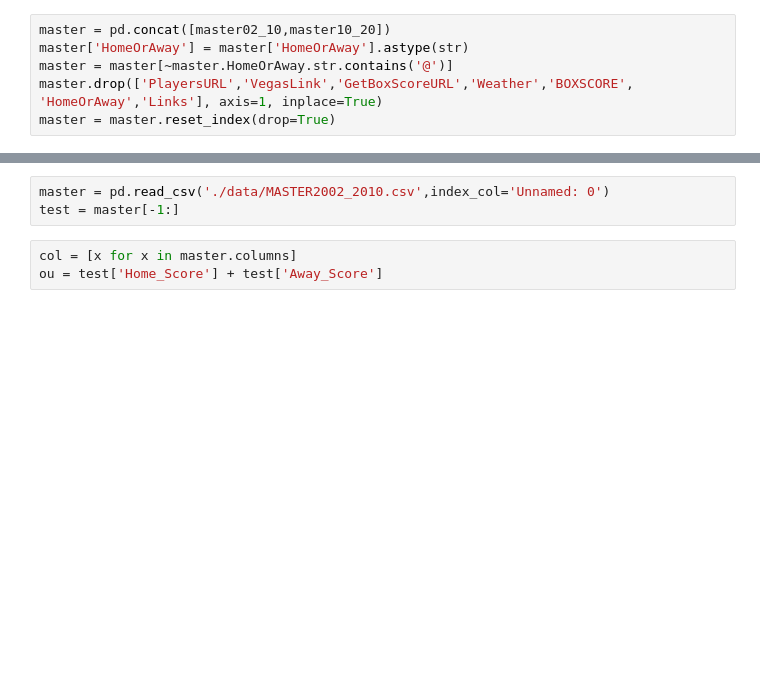
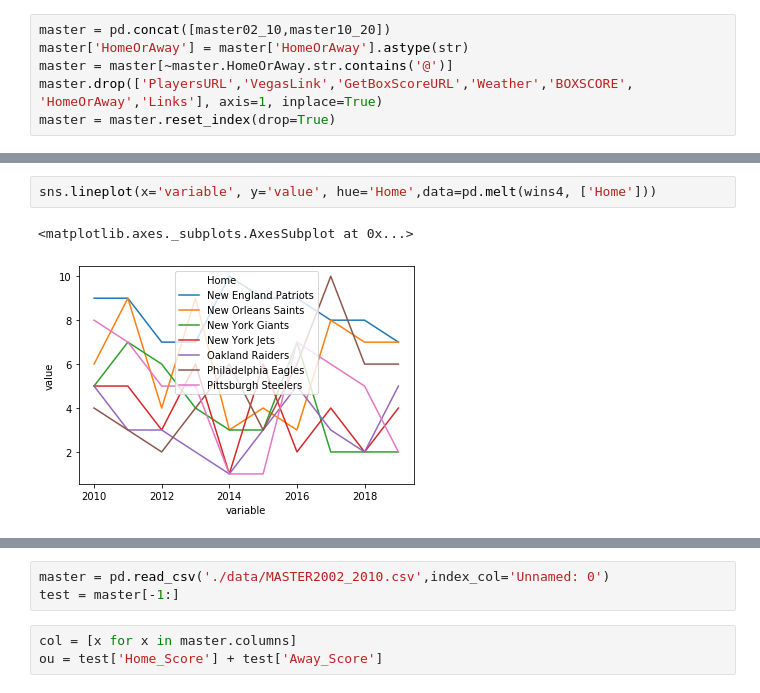
Before and after one commit to jmurray305/Swami, a Jupyter notebook: EDA.ipynb, the cells around one changed output, grey strips where cells are left out. Saved outputs shown, nothing was run; the diff lists cells and outputs as text; blank space fills up the shorter version.

```diff
--- a/EDA.ipynb
+++ b/EDA.ipynb
@@ -11,0 +207,5 @@ master = master.reset_index(drop=True)
+# %%
+sns.lineplot(x='variable', y='value', hue='Home',data=pd.melt(wins4, ['Home']))
+# %% [output]
+<matplotlib.axes._subplots.AxesSubplot at 0x...>
+[figure, added]
```
Also changed, not shown: parts of 37 cells of this notebook.
